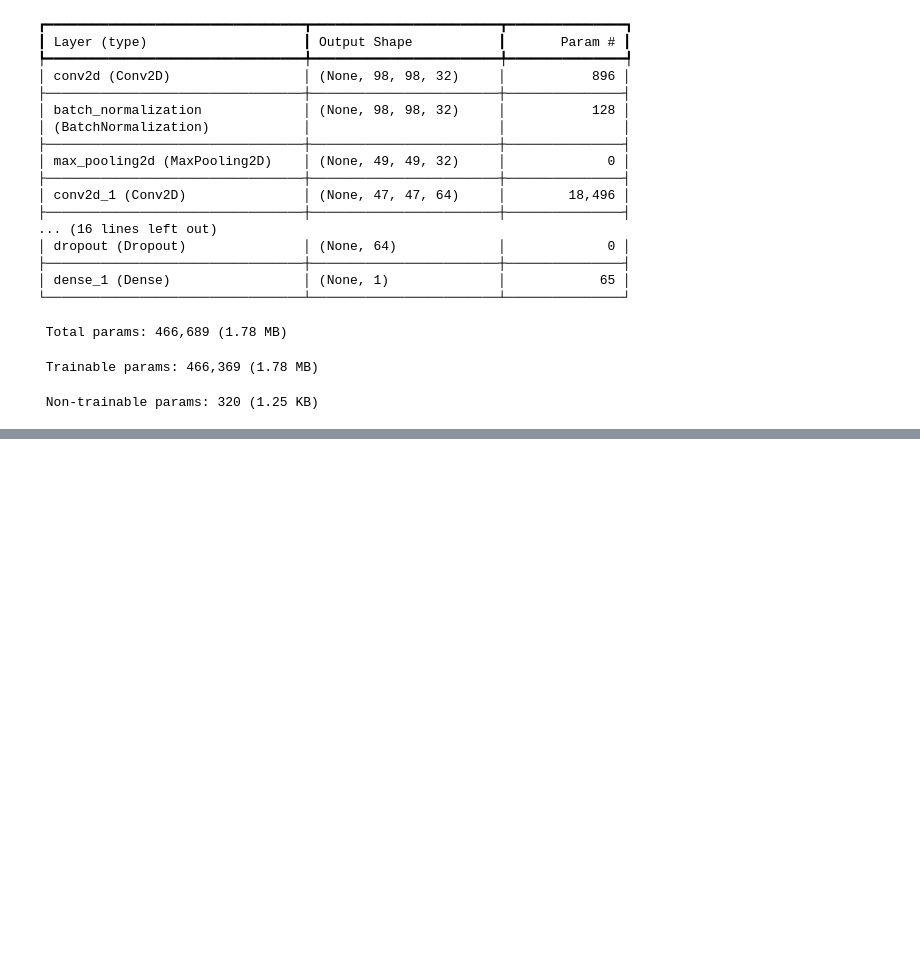
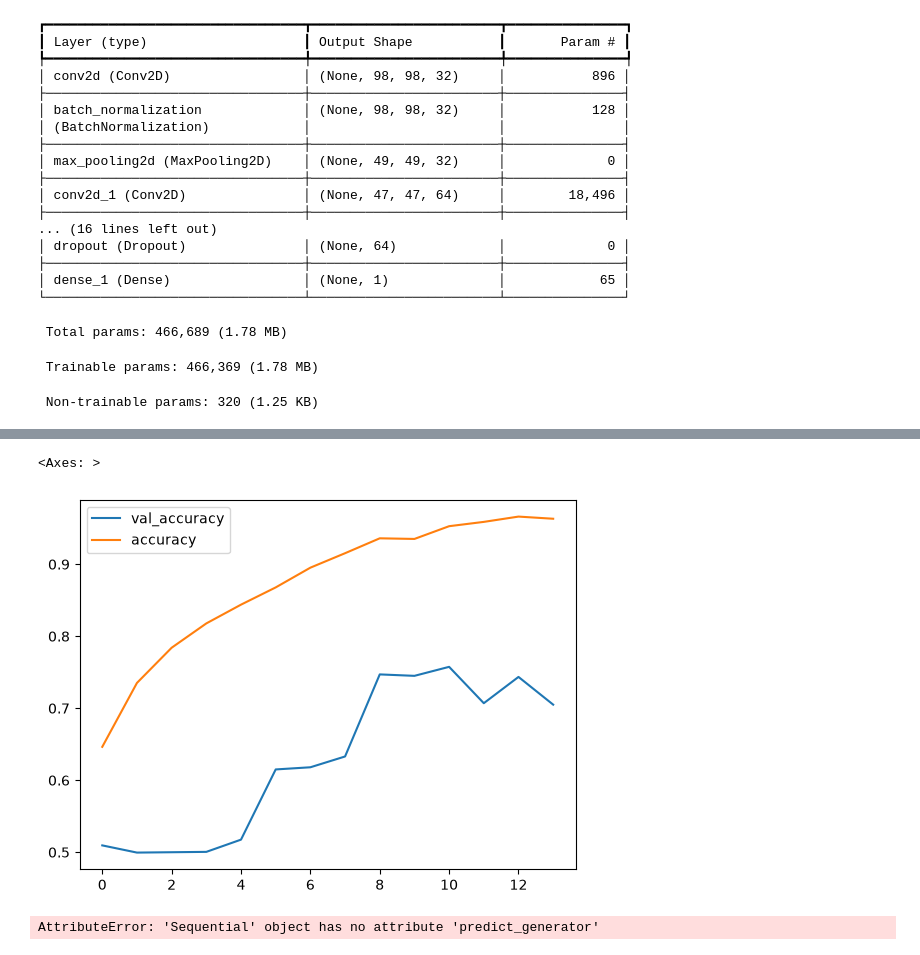
Before and after one commit to udrai10/Pro2_CNN_binary_image_classification, a Jupyter notebook: notebooks/cnn_binary_image.ipynb, the cells around one changed output, grey strips where cells are left out. Saved outputs shown, nothing was run; the diff lists cells and outputs as text; code cells hidden in the pictures; blank space fills up the shorter version.

```diff
--- a/notebooks/cnn_binary_image.ipynb
+++ b/notebooks/cnn_binary_image.ipynb
@@ -276,0 +324,9 @@ Note: you may need to restart the kernel to use updated packages.
+# %%
+pd.DataFrame(mymodel.history.history)[['val_accuracy','accuracy']].plot()
+# %% [output]
+<Axes: >
+[figure, added]
+# %%
+prediction = mymodel.predict_generator(validation_data_set)
+# %% [output]
+AttributeError: 'Sequential' object has no attribute 'predict_generator'
```
Also changed, not shown: parts of 10 cells of this notebook.
